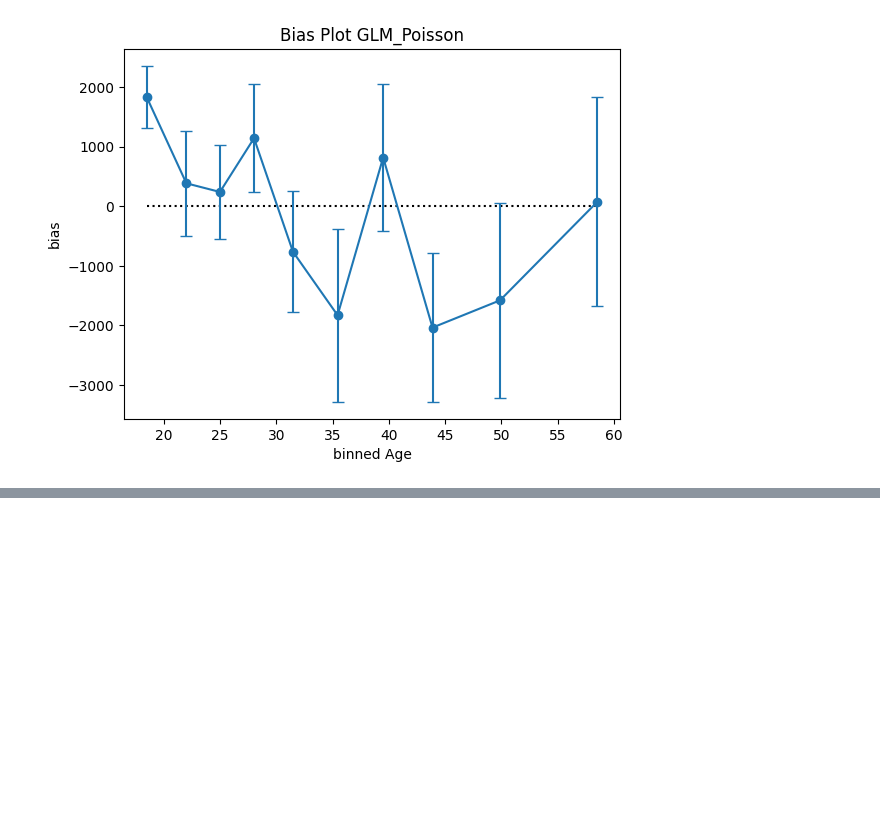
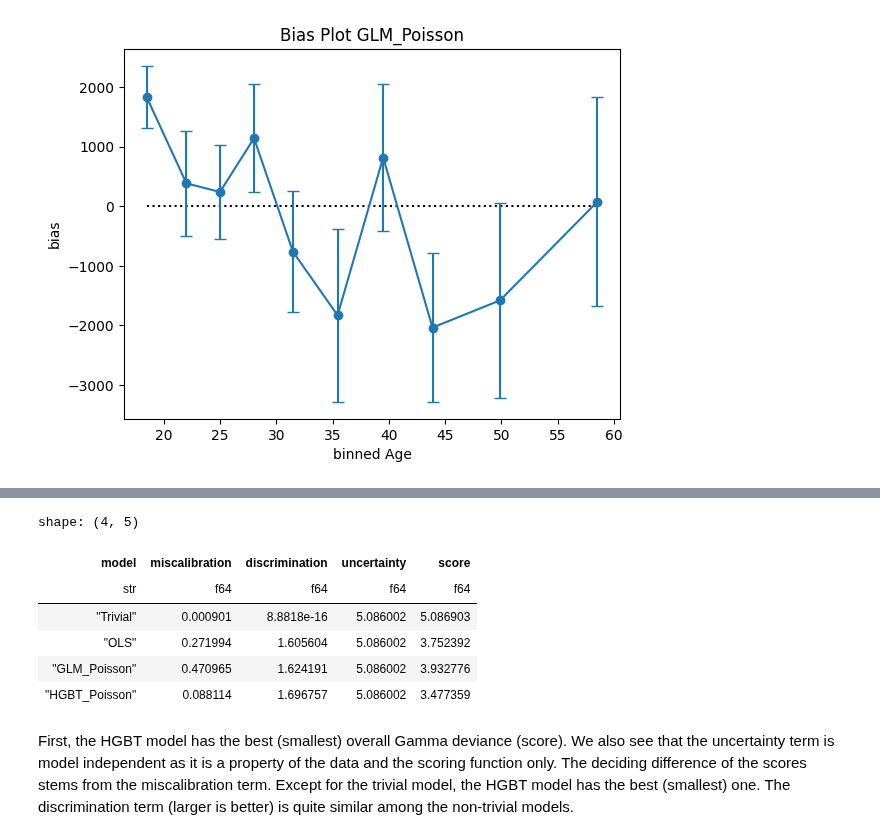
Before and after one commit to lorentzenchr/model-diagnostics, a Jupyter notebook: docs/examples/regression_on_workers_compensation.ipynb, the cells around one changed output, grey strips where cells are left out. Cells and saved outputs as stored; diff of their text form; code cells hidden in the pictures; blank space fills up the shorter version.

Commit message:
ENH add scoring.decompose (#28)
* ENH add scoring.decompose
* DOC add score decomposition to example

```diff
--- a/docs/examples/regression_on_workers_compensation.ipynb
+++ b/docs/examples/regression_on_workers_compensation.ipynb
@@ -362,0 +367,34 @@ Text(0.5, 1.0, 'Bias Plot GLM_Poisson')
+# %%
+import polars as pl
+from model_diagnostics.scoring import GammaDeviance, decompose
+
+
+gamma_deviance = GammaDeviance()
+
+df_list = []
+for model in ["Trivial", "OLS", "GLM_Poisson", "HGBT_Poisson"]:
+    df = decompose(
+        scoring_function=gamma_deviance,
+        y_obs=y_test,
+        y_pred=df_pred_test[model],
+    )
+    df = df.with_columns(pl.lit(model).alias("model"))
+    df_list.append(df)
+df = pl.concat(df_list).select(
+    ["model", "miscalibration", "discrimination", "uncertainty", "score"]
+)
+df
+# %% [output]
+shape: (4, 5)
+| model | miscalibration | discrimination | uncertainty | score |
+| str | f64 | f64 | f64 | f64 |
+| "Trivial" | 0.000901 | 8.8818e-16 | 5.086002 | 5.086903 |
+| "OLS" | 0.271994 | 1.605604 | 5.086002 | 3.752392 |
+| "GLM_Poisson" | 0.470965 | 1.624191 | 5.086002 | 3.932776 |
+| "HGBT_Poisson" | 0.088114 | 1.696757 | 5.086002 | 3.477359 |
+# %% [markdown]
+First, the HGBT model has the best (smallest) overall Gamma deviance (score).
+We also see that the uncertainty term is model independent as it is a property of the data and the scoring function only.
+The deciding difference of the scores stems from the miscalibration term.
+Except for the trivial model, the HGBT model has the best (smallest) one.
+The discrimination term (larger is better) is quite similar among the non-trivial models.
```
Also changed, not shown: parts of 1 cell of this notebook, 5 other files.
